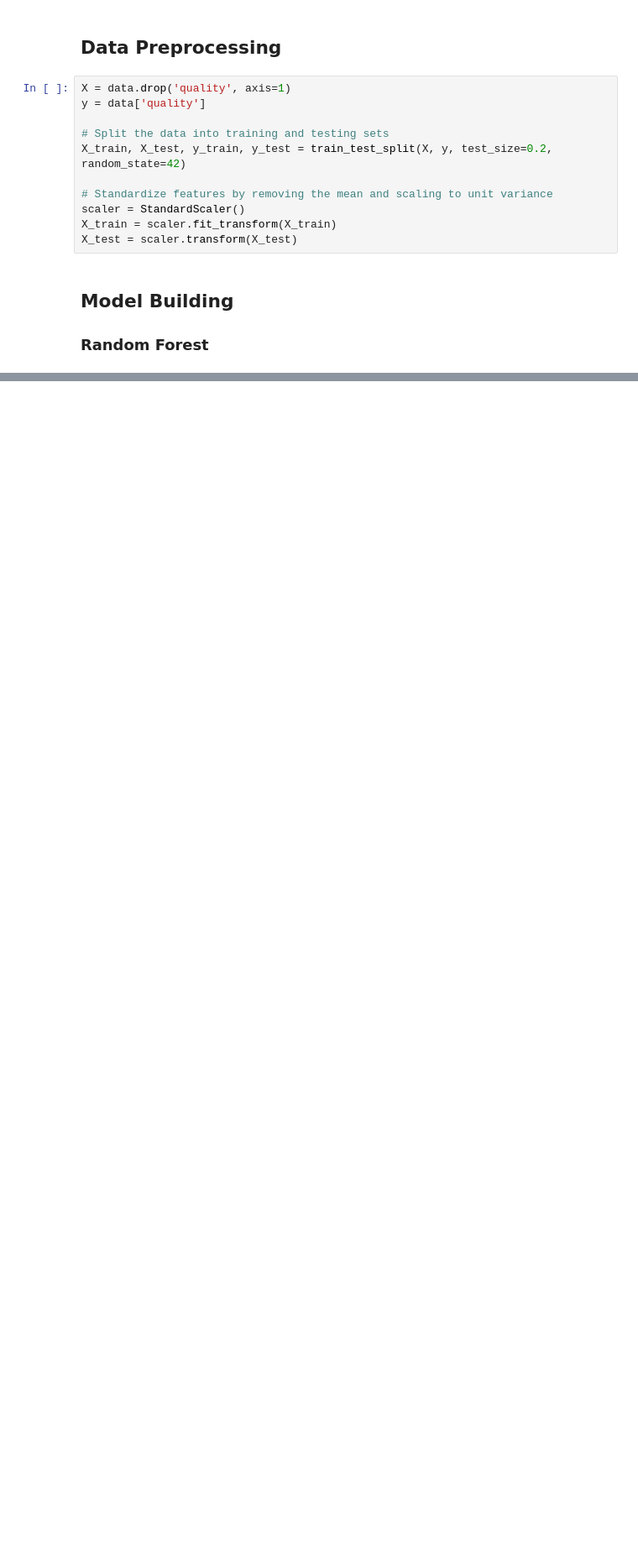
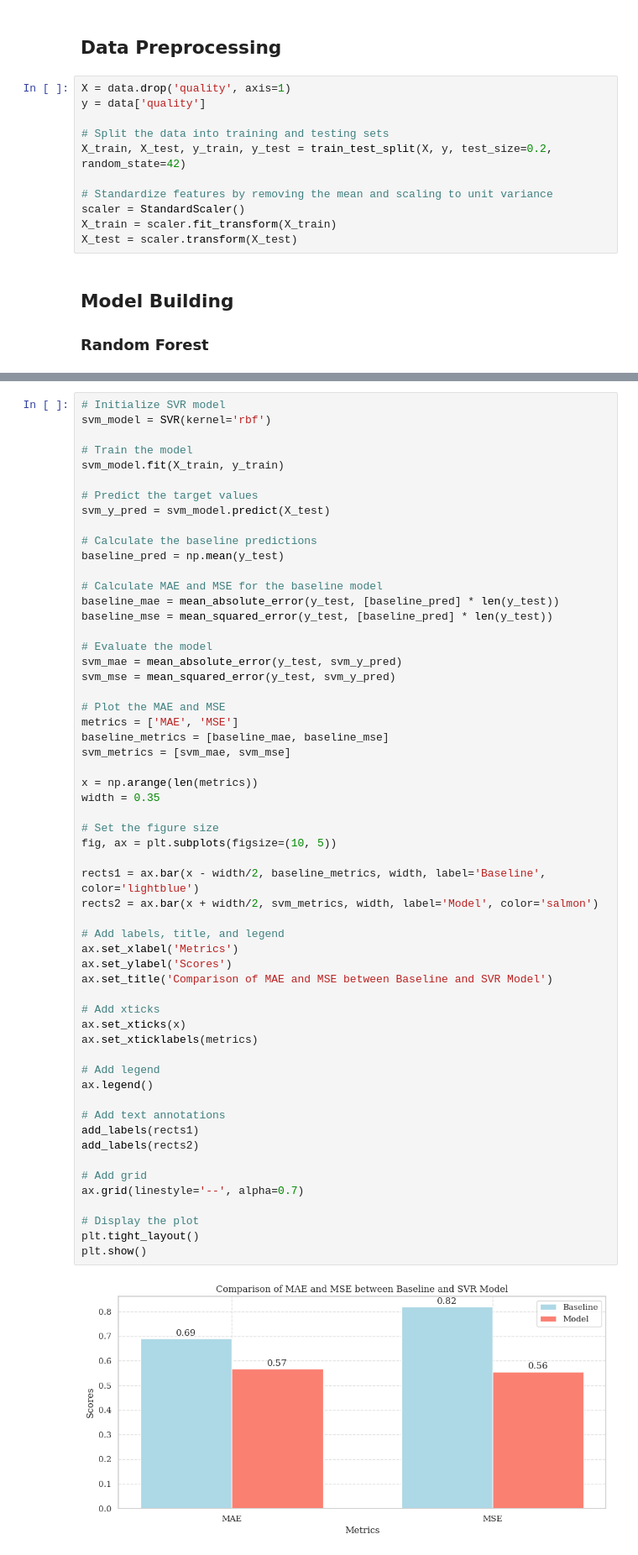
Before and after one commit to trigeminal/wine-quality-classification, a Jupyter notebook: notebooks/prediction.ipynb, the cells around one changed output, grey strips where cells are left out. Shown at 84% size. Cells and saved outputs as stored; diff of their text form; blank space fills up the shorter version.

```diff
--- a/notebooks/prediction.ipynb
+++ b/notebooks/prediction.ipynb
@@ -210,0 +335,59 @@ plt.show()
+# %%
+# Initialize SVR model
+svm_model = SVR(kernel='rbf')
+
+# Train the model
+svm_model.fit(X_train, y_train)
+
+# Predict the target values
+svm_y_pred = svm_model.predict(X_test)
+
+# Calculate the baseline predictions
+baseline_pred = np.mean(y_test)
+
+# Calculate MAE and MSE for the baseline model
+baseline_mae = mean_absolute_error(y_test, [baseline_pred] * len(y_test))
+baseline_mse = mean_squared_error(y_test, [baseline_pred] * len(y_test))
+
+# Evaluate the model
+svm_mae = mean_absolute_error(y_test, svm_y_pred)
+svm_mse = mean_squared_error(y_test, svm_y_pred)
+
+# Plot the MAE and MSE
+metrics = ['MAE', 'MSE']
+baseline_metrics = [baseline_mae, baseline_mse]
+svm_metrics = [svm_mae, svm_mse]
+
+x = np.arange(len(metrics))
+width = 0.35
+
+# Set the figure size
+fig, ax = plt.subplots(figsize=(10, 5))
+
+rects1 = ax.bar(x - width/2, baseline_metrics, width, label='Baseline', color='lightblue')
+rects2 = ax.bar(x + width/2, svm_metrics, width, label='Model', color='salmon')
+
+# Add labels, title, and legend
+ax.set_xlabel('Metrics')
+ax.set_ylabel('Scores')
+ax.set_title('Comparison of MAE and MSE between Baseline and SVR Model')
+
+# Add xticks
+ax.set_xticks(x)
+ax.set_xticklabels(metrics)
+
+# Add legend
+ax.legend()
+
+# Add text annotations
+add_labels(rects1)
+add_labels(rects2)
+
+# Add grid
+ax.grid(linestyle='--', alpha=0.7)
+
+# Display the plot
+plt.tight_layout()
+plt.show()
+# %% [output]
+[figure, added]
```
Also changed, not shown: parts of 24 cells of this notebook.
